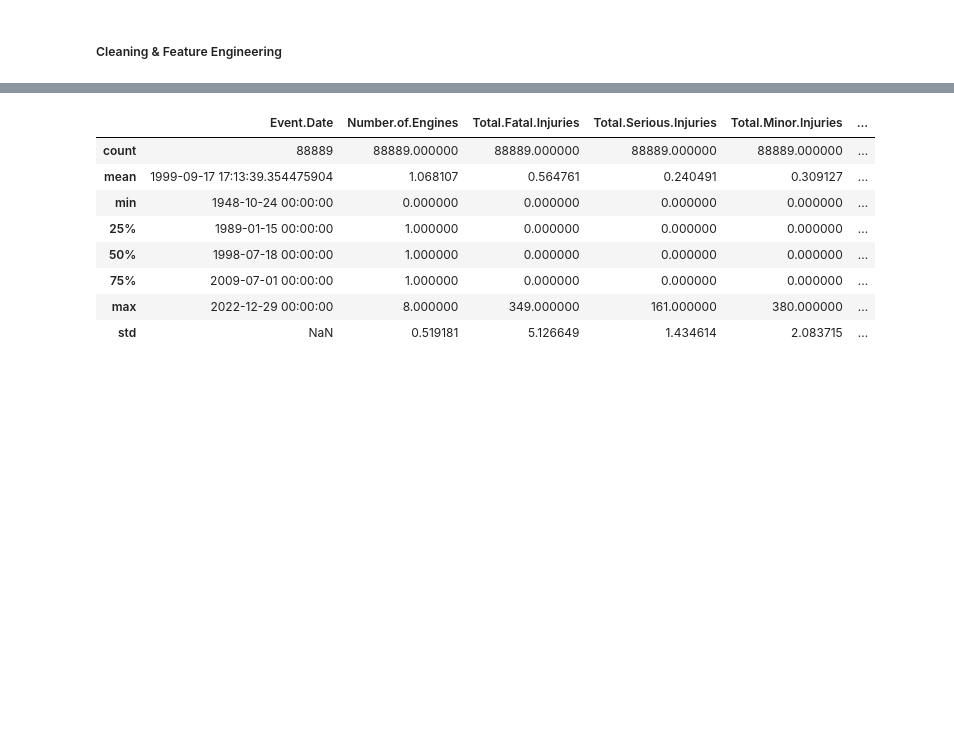
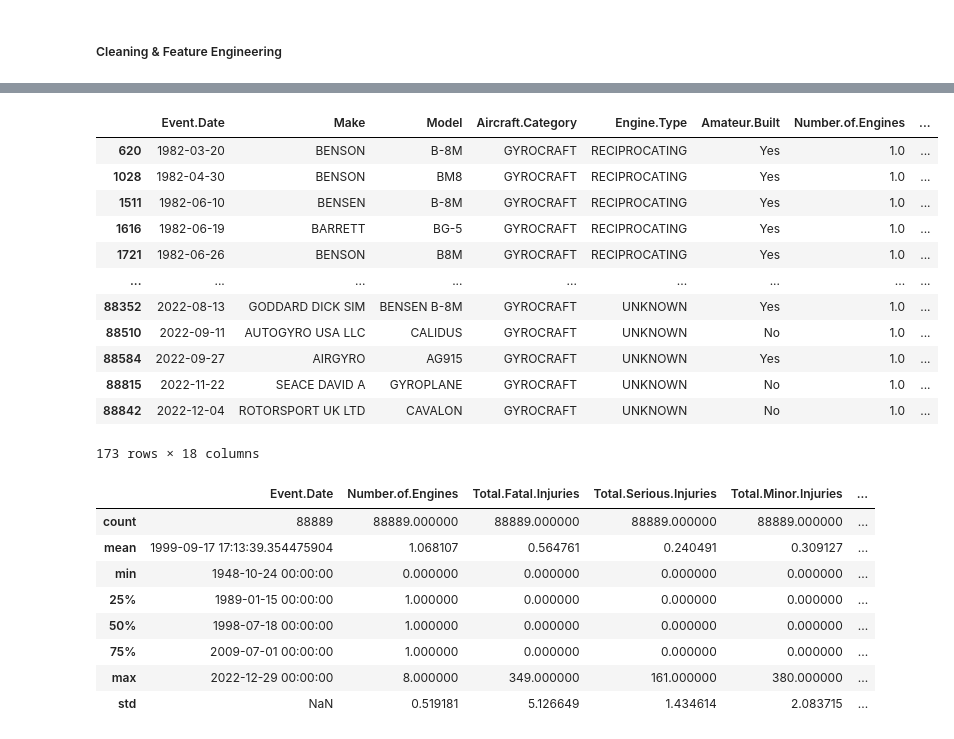
Before and after one commit to libertron/data_science_phase1_project, a Jupyter notebook: Main.ipynb, the cells around one changed output, grey strips where cells are left out. Cells and saved outputs as stored; diff of their text form; code cells hidden in the pictures; blank space fills up the shorter version.

```diff
--- a/Main.ipynb
+++ b/Main.ipynb
@@ -277,3 +261,19 @@ df_focus
+# %%
+df_focus[df_focus['Aircraft.Category'] == 'GYROCRAFT']
+# %% [output]
+|  | Event.Date | Make | Model | Aircraft.Category | Engine.Type | Amateur.Built | Number.of.Engines | ... |
+| 620 | 1982-03-20 | BENSON | B-8M | GYROCRAFT | RECIPROCATING | Yes | 1.0 | ... |
+| 1028 | 1982-04-30 | BENSON | BM8 | GYROCRAFT | RECIPROCATING | Yes | 1.0 | ... |
+| 1511 | 1982-06-10 | BENSEN | B-8M | GYROCRAFT | RECIPROCATING | Yes | 1.0 | ... |
+| 1616 | 1982-06-19 | BARRETT | BG-5 | GYROCRAFT | RECIPROCATING | Yes | 1.0 | ... |
+| 1721 | 1982-06-26 | BENSON | B8M | GYROCRAFT | RECIPROCATING | Yes | 1.0 | ... |
+| ... | ... | ... | ... | ... | ... | ... | ... | ... |
+| 88352 | 2022-08-13 | GODDARD DICK SIM | BENSEN B-8M | GYROCRAFT | UNKNOWN | Yes | 1.0 | ... |
+| 88510 | 2022-09-11 | AUTOGYRO USA LLC | CALIDUS | GYROCRAFT | UNKNOWN | No | 1.0 | ... |
+| 88584 | 2022-09-27 | AIRGYRO | AG915 | GYROCRAFT | UNKNOWN | Yes | 1.0 | ... |
+| 88815 | 2022-11-22 | SEACE DAVID A | GYROPLANE | GYROCRAFT | UNKNOWN | No | 1.0 | ... |
+| 88842 | 2022-12-04 | ROTORSPORT UK LTD | CAVALON | GYROCRAFT | UNKNOWN | No | 1.0 | ... |
+173 rows × 18 columns
 # %%
 df_focus.describe()
 # %% [output]
```
Also changed, not shown: parts of 1 cell of this notebook, 3 other files.
